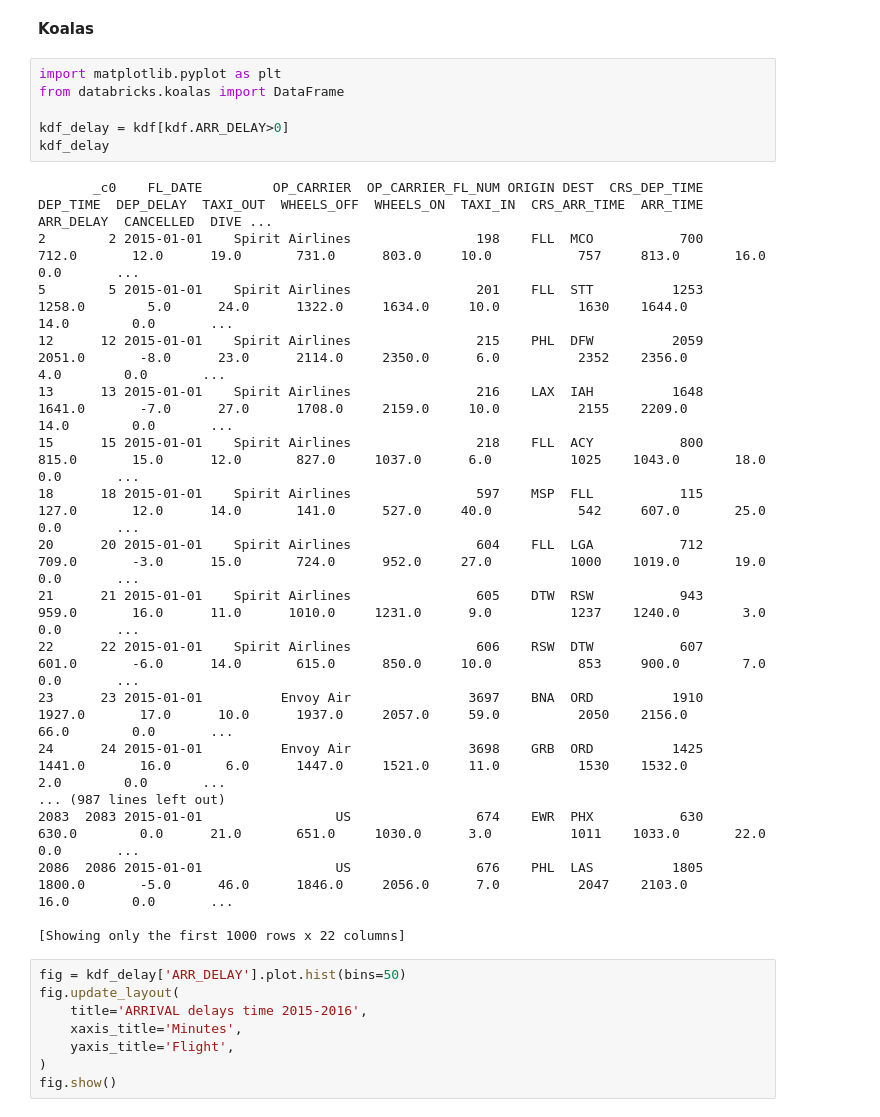
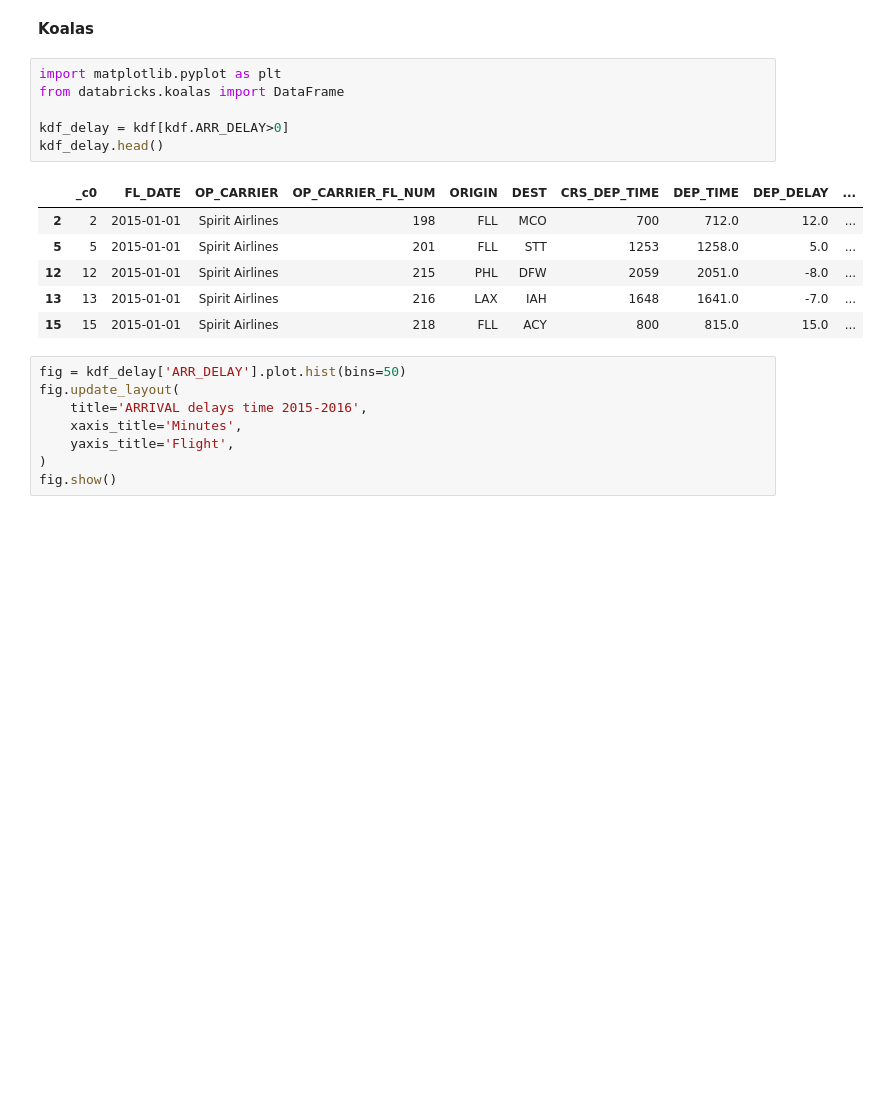
Before and after one commit to drshahizan/Python-big-data, a Jupyter notebook: Project/High Five/ProjectHPDP_GroupHighFive.ipynb, the cells around one changed output. Drawn from its saved outputs; the diff is of its cells as text; blank space fills up the shorter version.

```diff
--- a/Project/High Five/ProjectHPDP_GroupHighFive.ipynb
+++ b/Project/High Five/ProjectHPDP_GroupHighFive.ipynb
@@ -641,27 +635,16 @@ Name: ARR_DELAY, dtype: float64
 # %%
 import matplotlib.pyplot as plt
 from databricks.koalas import DataFrame
 
 kdf_delay = kdf[kdf.ARR_DELAY>0]
-kdf_delay
+kdf_delay.head()
 # %% [output]
-       _c0    FL_DATE         OP_CARRIER  OP_CARRIER_FL_NUM ORIGIN DEST  CRS_DEP_TIME  DEP_TIME  DEP_DELAY  TAXI_OUT  WHEELS_OFF  WHEELS_ON  TAXI_IN  CRS_ARR_TIME  ARR_TIME  ARR_DELAY  CANCELLED  DIVE ...
-2        2 2015-01-01    Spirit Airlines                198    FLL  MCO           700     712.0       12.0      19.0       731.0      803.0     10.0           757     813.0       16.0        0.0       ...
-5        5 2015-01-01    Spirit Airlines                201    FLL  STT          1253    1258.0        5.0      24.0      1322.0     1634.0     10.0          1630    1644.0       14.0        0.0       ...
-12      12 2015-01-01    Spirit Airlines                215    PHL  DFW          2059    2051.0       -8.0      23.0      2114.0     2350.0      6.0          2352    2356.0        4.0        0.0       ...
-13      13 2015-01-01    Spirit Airlines                216    LAX  IAH          1648    1641.0       -7.0      27.0      1708.0     2159.0     10.0          2155    2209.0       14.0        0.0       ...
-15      15 2015-01-01    Spirit Airlines                218    FLL  ACY           800     815.0       15.0      12.0       827.0     1037.0      6.0          1025    1043.0       18.0        0.0       ...
-18      18 2015-01-01    Spirit Airlines                597    MSP  FLL           115     127.0       12.0      14.0       141.0      527.0     40.0           542     607.0       25.0        0.0       ...
-20      20 2015-01-01    Spirit Airlines                604    FLL  LGA           712     709.0       -3.0      15.0       724.0      952.0     27.0          1000    1019.0       19.0        0.0       ...
-21      21 2015-01-01    Spirit Airlines                605    DTW  RSW           943     959.0       16.0      11.0      1010.0     1231.0      9.0          1237    1240.0        3.0        0.0       ...
-22      22 2015-01-01    Spirit Airlines                606    RSW  DTW           607     601.0       -6.0      14.0       615.0      850.0     10.0           853     900.0        7.0        0.0       ...
-23      23 2015-01-01          Envoy Air               3697    BNA  ORD          1910    1927.0       17.0      10.0      1937.0     2057.0     59.0          2050    2156.0       66.0        0.0       ...
-24      24 2015-01-01          Envoy Air               3698    GRB  ORD          1425    1441.0       16.0       6.0      1447.0     1521.0     11.0          1530    1532.0        2.0        0.0       ...
-... (987 lines left out)
-2083  2083 2015-01-01                 US                674    EWR  PHX           630     630.0        0.0      21.0       651.0     1030.0      3.0          1011    1033.0       22.0        0.0       ...
-2086  2086 2015-01-01                 US                676    PHL  LAS          1805    1800.0       -5.0      46.0      1846.0     2056.0      7.0          2047    2103.0       16.0        0.0       ...
-
-[Showing only the first 1000 rows x 22 columns]
+|  | _c0 | FL_DATE | OP_CARRIER | OP_CARRIER_FL_NUM | ORIGIN | DEST | CRS_DEP_TIME | DEP_TIME | DEP_DELAY | ... |
+| 2 | 2 | 2015-01-01 | Spirit Airlines | 198 | FLL | MCO | 700 | 712.0 | 12.0 | ... |
+| 5 | 5 | 2015-01-01 | Spirit Airlines | 201 | FLL | STT | 1253 | 1258.0 | 5.0 | ... |
+| 12 | 12 | 2015-01-01 | Spirit Airlines | 215 | PHL | DFW | 2059 | 2051.0 | -8.0 | ... |
+| 13 | 13 | 2015-01-01 | Spirit Airlines | 216 | LAX | IAH | 1648 | 1641.0 | -7.0 | ... |
+| 15 | 15 | 2015-01-01 | Spirit Airlines | 218 | FLL | ACY | 800 | 815.0 | 15.0 | ... |
 # %%
 fig = kdf_delay['ARR_DELAY'].plot.hist(bins=50)
 fig.update_layout(
```
Also changed, not shown: parts of 1 cell of this notebook.
